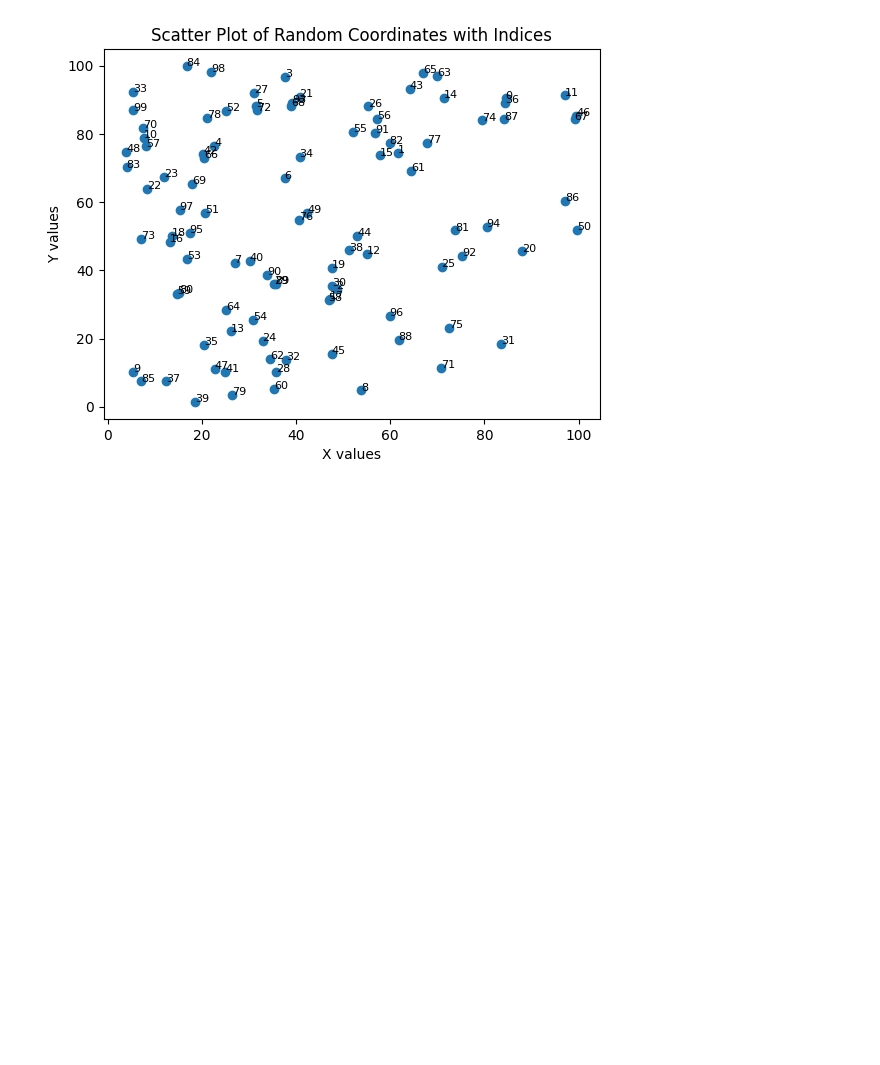
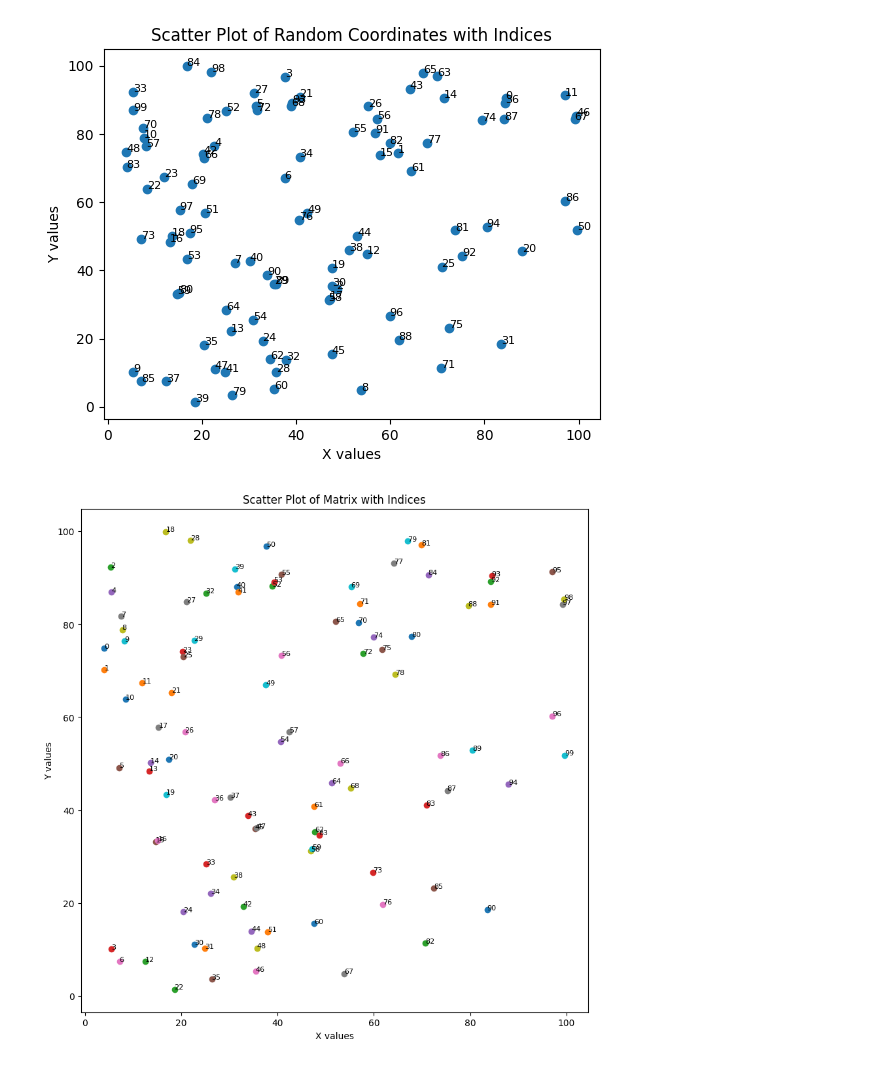
Before and after one commit to WilliamShengYangHuang/AALU_Coding, a Jupyter notebook: Matrix_of_Sorted_Scatter_Points.ipynb, the cells around one changed output. Saved outputs shown, nothing was run; the diff lists cells and outputs as text; code cells hidden in the pictures; blank space fills up the shorter version.

```diff
--- a/Matrix_of_Sorted_Scatter_Points.ipynb
+++ b/Matrix_of_Sorted_Scatter_Points.ipynb
@@ -52,3 +52,28 @@ plt.ylabel('Y values')
 plt.show()  # Display the plot
 # %% [output]
 [figure]
+# %%
+# Assuming 'matrix' is already defined and contains the 10x10 matrix of coordinates
+
+# Initialize the figure for plotting
+plt.figure(figsize=(10, 10))
+
+# Iterate through each row and column of the matrix
+for i, row in enumerate(matrix):
+    for j, (x, y) in enumerate(row):
+        # Plot each point
+        plt.scatter(x, y, marker='o')
+
+        # Annotate the index next to each point
+        index = i * 10 + j  # Calculate the index based on row and column
+        plt.text(x, y, str(index), fontsize=8)
+
+# Set the title and labels
+plt.title('Scatter Plot of Matrix with Indices')
+plt.xlabel('X values')
+plt.ylabel('Y values')
+
+# Show the plot
+plt.show()
+# %% [output]
+[figure, added]
```
Also changed, not shown: parts of 1 cell of this notebook.
